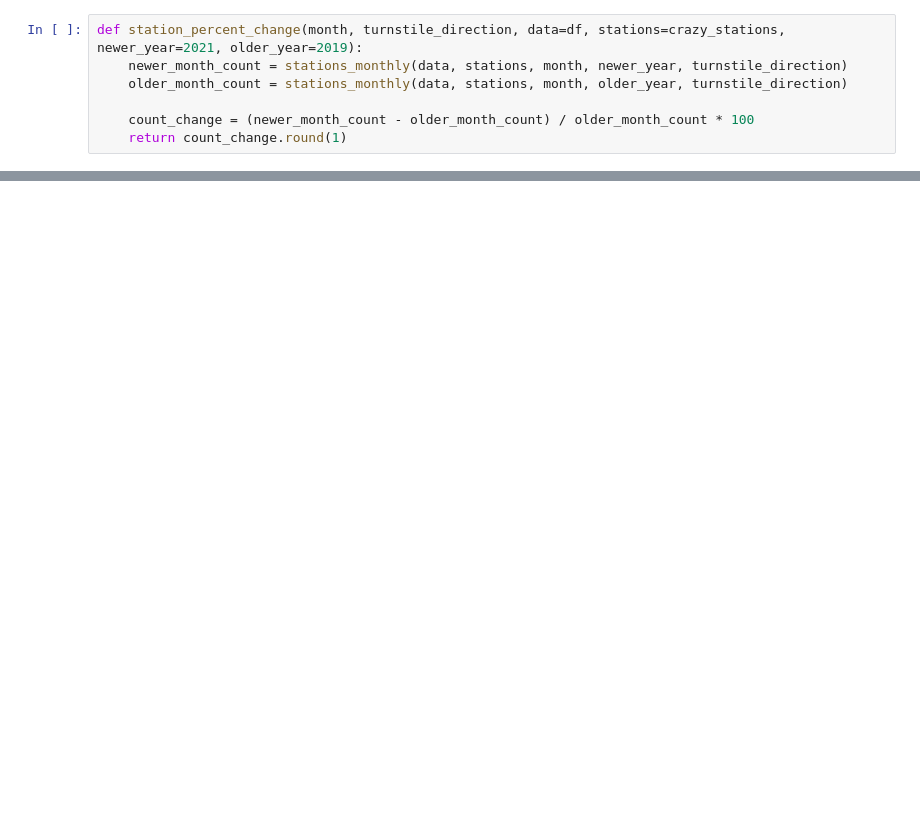
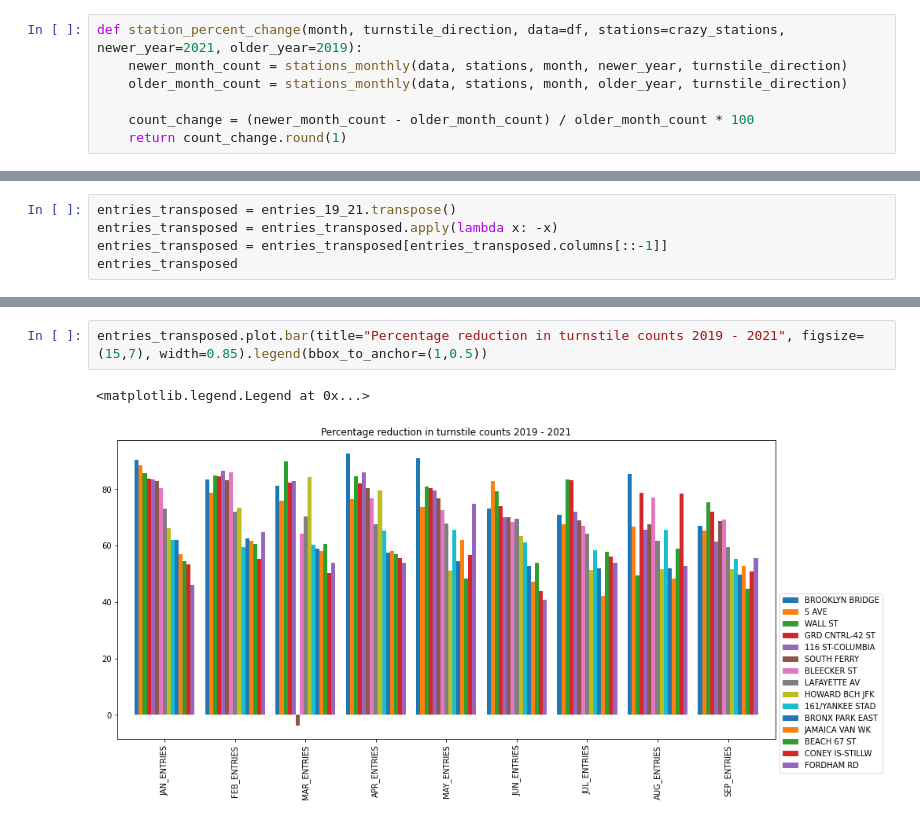
Before and after one commit to billbell73/EDA, a Jupyter notebook: project_function.ipynb, the cells around one changed output, grey strips where cells are left out. Cells and saved outputs as stored; diff of their text form; blank space fills up the shorter version.

```diff
--- a/project_function.ipynb
+++ b/project_function.ipynb
@@ -145,0 +167,5 @@ changes.plot.barh(title="Percentage change in turnstile entries between Jan 2019
+# %%
+entries_transposed = entries_19_21.transpose()
+entries_transposed = entries_transposed.apply(lambda x: -x)
+entries_transposed = entries_transposed[entries_transposed.columns[::-1]]
+entries_transposed
@@ -145,0 +183,5 @@ changes.plot.barh(title="Percentage change in turnstile entries between Jan 2019
+# %%
+entries_transposed.plot.bar(title="Percentage reduction in turnstile counts 2019 - 2021", figsize=(15,7), width=0.85).legend(bbox_to_anchor=(1,0.5))
+# %% [output]
+<matplotlib.legend.Legend at 0x...>
+[figure, added]
```
Also changed, not shown: parts of 27 cells of this notebook.
